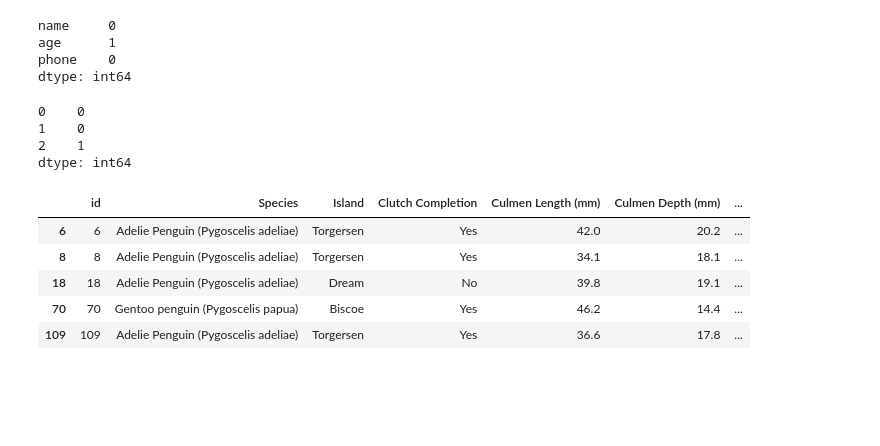
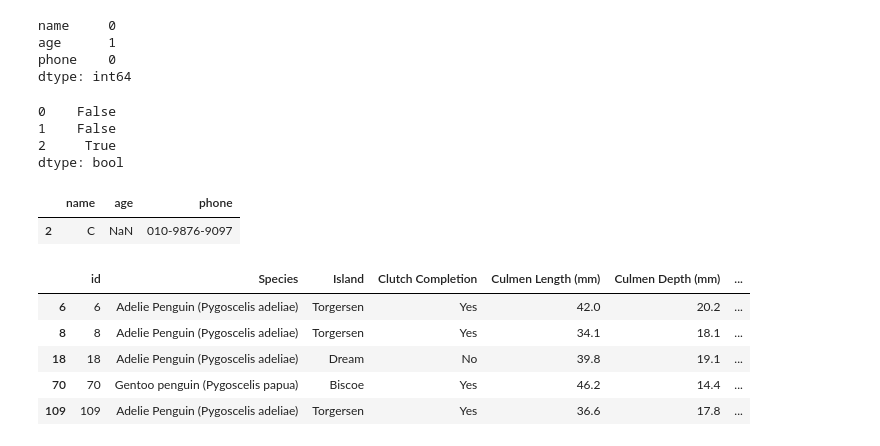
Before and after one commit to sinhong96/penguin_weight_prediction, a Jupyter notebook: baseline.ipynb, the cells around one changed output. Drawn from its saved outputs; the diff is of its cells as text; code cells hidden in the pictures; blank space fills up the shorter version.

```diff
--- a/baseline.ipynb
+++ b/baseline.ipynb
@@ -148,11 +148,18 @@ age      1
 phone    0
 dtype: int64
 # %%
-df.isna().sum(axis=1)
+df.isna().sum(axis=1) > 0
 # %% [output]
-0    0
-1    0
-2    1
-dtype: int64
+0    False
+1    False
+2     True
+dtype: bool
+# %%
+cond = df.isna().sum(axis=1) > 0
+df_cond = df.loc[cond]
+df_cond
+# %% [output]
+|  | name | age | phone |
+| 2 | C | NaN | 010-9876-9097 |
 # %%
 # 결측치가 있는 row들을 확인합니다.
```
Also changed, not shown: parts of 5 cells of this notebook.
